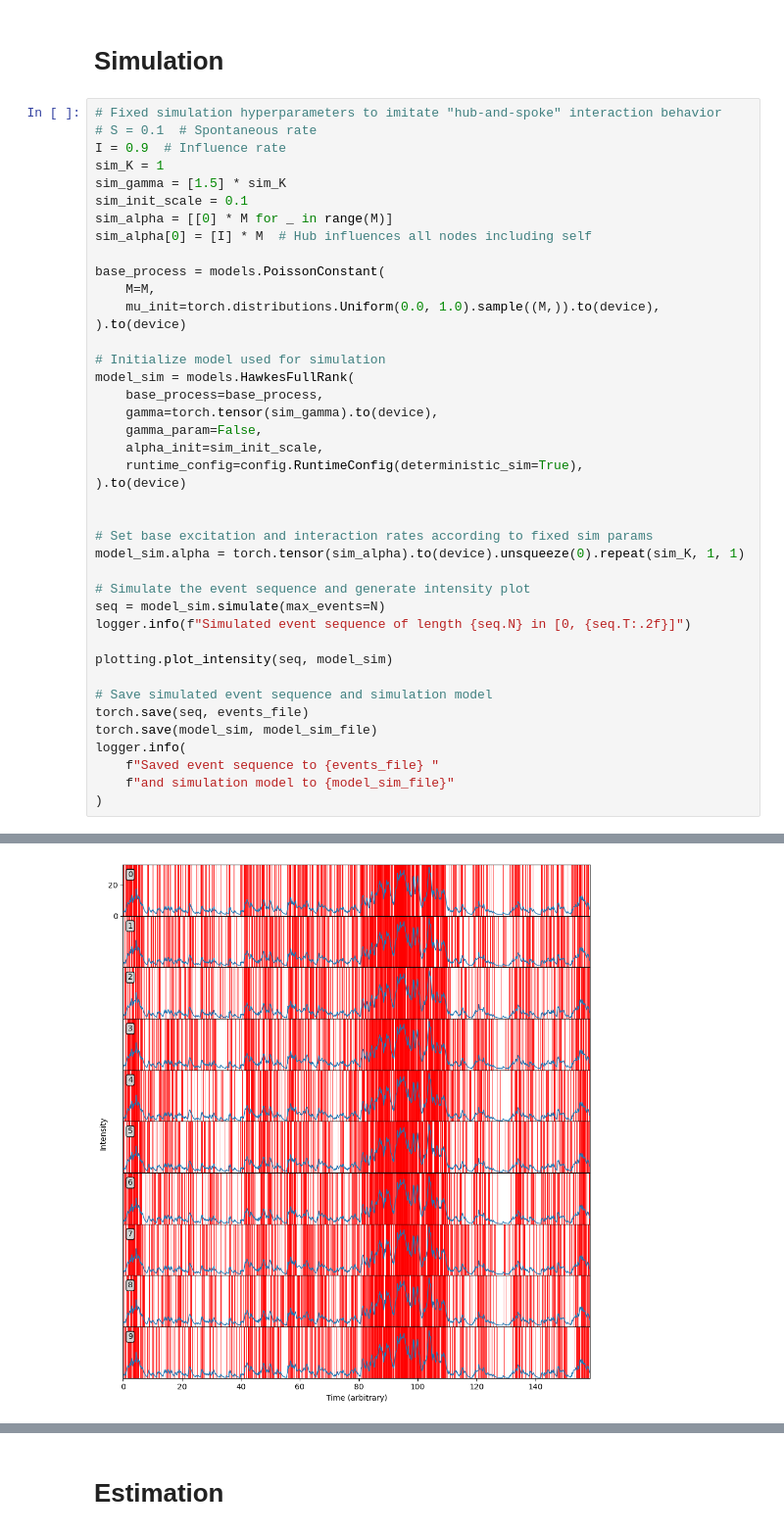
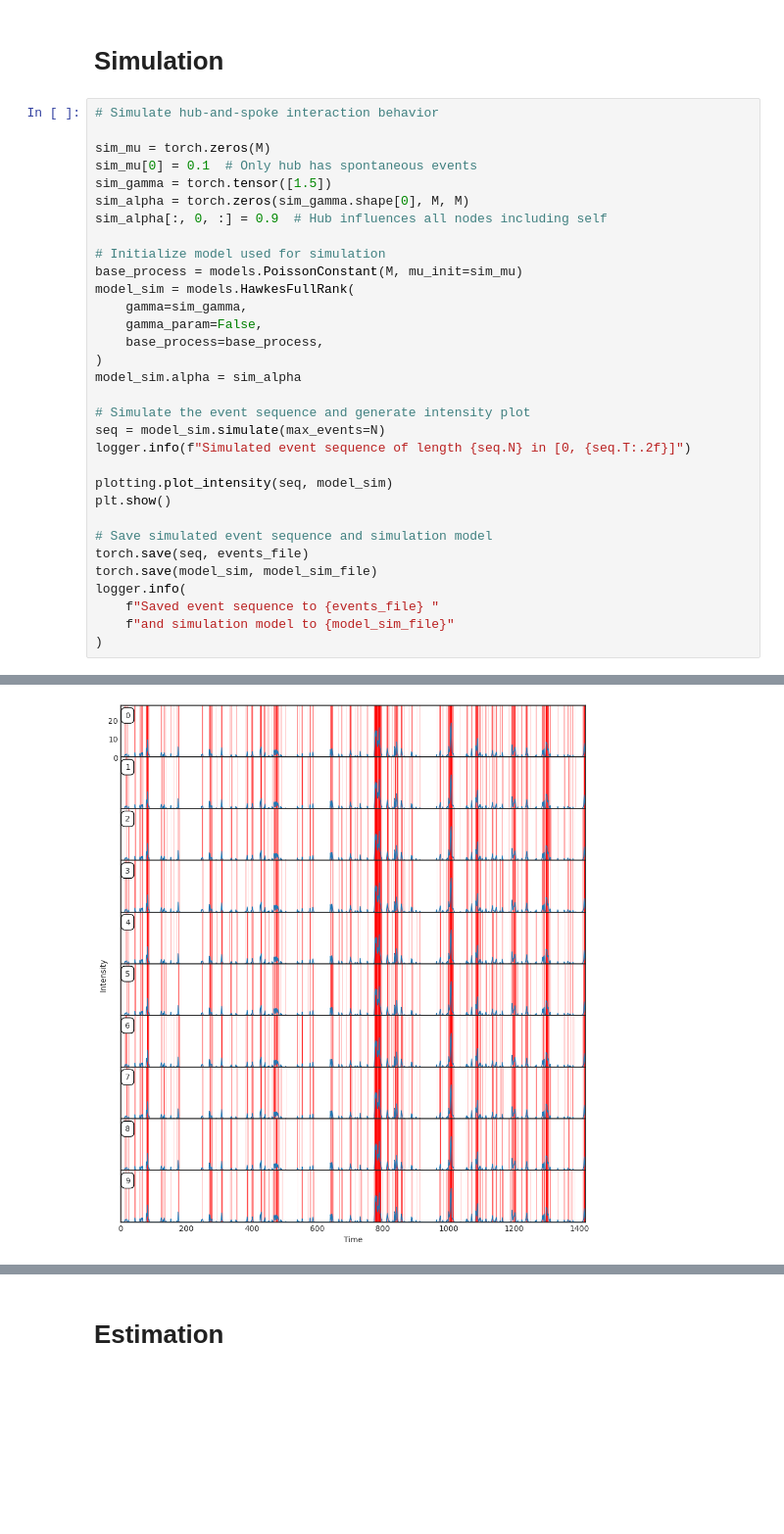
Before and after one commit to ahmrr/HawkesTorch, a Jupyter notebook: examples/full_example.ipynb, the cells around one changed output, grey strips where cells are left out. Shown at 98% size. Drawn from its saved outputs; the diff is of its cells as text; blank space fills up the shorter version.

```diff
--- a/examples/full_example.ipynb
+++ b/examples/full_example.ipynb
@@ -50,38 +45,29 @@ intensity_plot = "outputs/plots/intensity_plot.png"
 # %% [markdown]
 # Simulation
 # %%
-# Fixed simulation hyperparameters to imitate "hub-and-spoke" interaction behavior
-# S = 0.1  # Spontaneous rate
-I = 0.9  # Influence rate
-sim_K = 1
-sim_gamma = [1.5] * sim_K
-sim_init_scale = 0.1
-sim_alpha = [[0] * M for _ in range(M)]
-sim_alpha[0] = [I] * M  # Hub influences all nodes including self
+# Simulate hub-and-spoke interaction behavior
 
-base_process = models.PoissonConstant(
-    M=M,
-    mu_init=torch.distributions.Uniform(0.0, 1.0).sample((M,)).to(device),
-).to(device)
+sim_mu = torch.zeros(M)
+sim_mu[0] = 0.1  # Only hub has spontaneous events
+sim_gamma = torch.tensor([1.5])
+sim_alpha = torch.zeros(sim_gamma.shape[0], M, M)
+sim_alpha[:, 0, :] = 0.9  # Hub influences all nodes including self
 
 # Initialize model used for simulation
+base_process = models.PoissonConstant(M, mu_init=sim_mu)
 model_sim = models.HawkesFullRank(
+    gamma=sim_gamma,
+    gamma_param=False,
     base_process=base_process,
-    gamma=torch.tensor(sim_gamma).to(device),
-    gamma_param=False,
-    alpha_init=sim_init_scale,
-    runtime_config=config.RuntimeConfig(deterministic_sim=True),
-).to(device)
-
-
-# Set base excitation and interaction rates according to fixed sim params
-model_sim.alpha = torch.tensor(sim_alpha).to(device).unsqueeze(0).repeat(sim_K, 1, 1)
+)
+model_sim.alpha = sim_alpha
 
 # Simulate the event sequence and generate intensity plot
 seq = model_sim.simulate(max_events=N)
 logger.info(f"Simulated event sequence of length {seq.N} in [0, {seq.T:.2f}]")
 
 plotting.plot_intensity(seq, model_sim)
+plt.show()
 
 # Save simulated event sequence and simulation model
 torch.save(seq, events_file)
@@ -96 +82 @@ logger.info(
-[figure, old version]
+[figure, new version]
```
Also changed, not shown: parts of 10 cells of this notebook, 33 other files.
